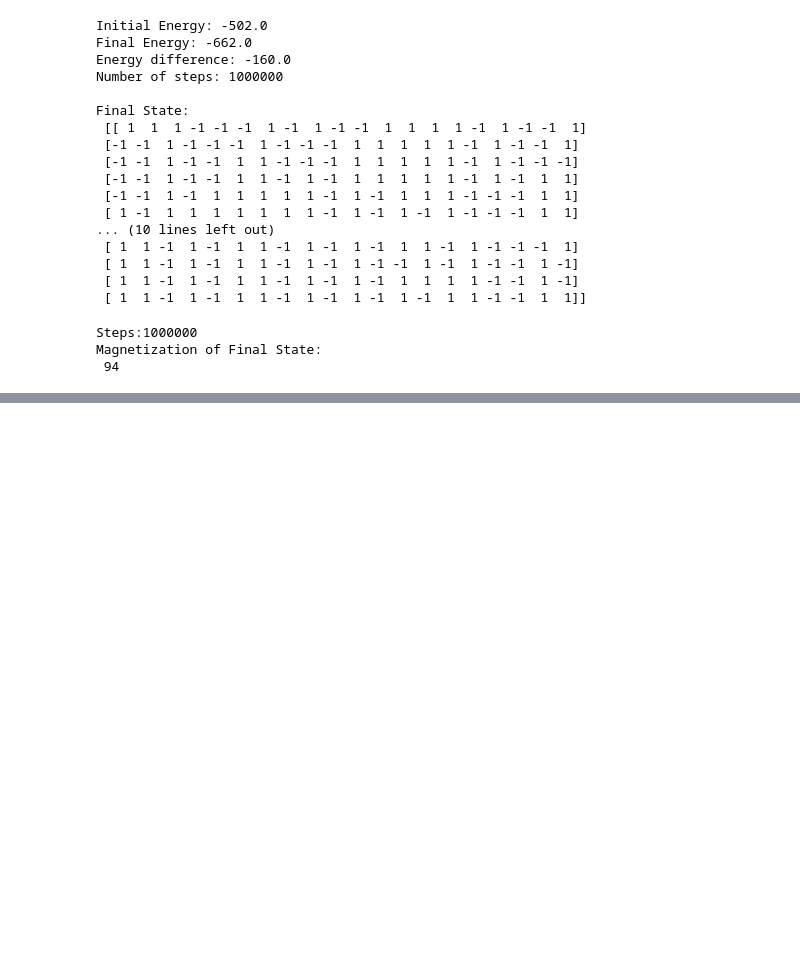
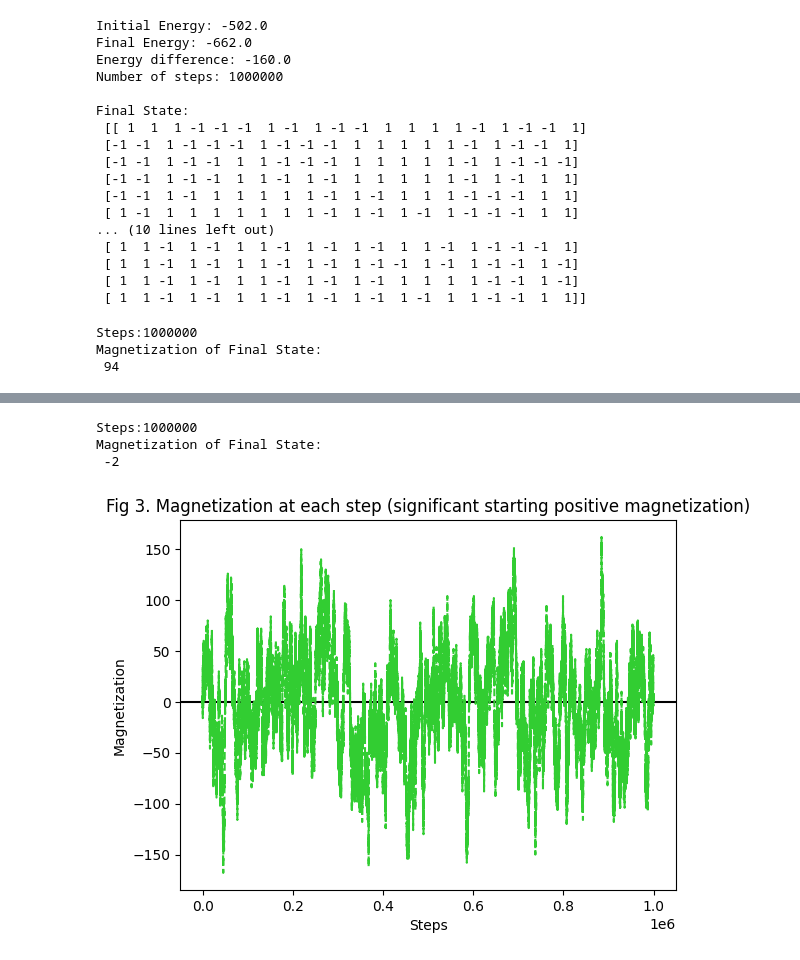
Before and after one commit to SanchezJJC/ApPhy-155, a Jupyter notebook: Sanchez_lab_assignment_module6.ipynb, the cells around one changed output, grey strips where cells are left out. Drawn from its saved outputs; the diff is of its cells as text; code cells hidden in the pictures; blank space fills up the shorter version.

```diff
--- a/Sanchez_lab_assignment_module6.ipynb
+++ b/Sanchez_lab_assignment_module6.ipynb
@@ -538 +588,24 @@ plt.show()
+# %%
+# Magnetization for 1 milion steps (starting with significant net positive magnetization)
+pos_Mag_array = sim_Mag(array=pos_magnet_array, steps=step)
+
+print(f"Steps:{step}\nMagnetization of Final State:\n {pos_Mag_array[-1]}")
+# %% [output]
+Steps:1000000
+Magnetization of Final State:
+ -2
+# %%
+# PLOTTING Fig3
+
+fig3, ax3 = plt.subplots()
+
+plt.axhline(0., color='black', linestyle='solid')
+
+plot_settings(fig3,ax3,t_array,Mag_array, xlabel="Steps", ylabel="Magnetization", \
+              color="limegreen", title="Fig 3. Magnetization at each step (significant starting positive magnetization)", markersize=0.00001, linestyle="--")
+
+
+plt.show()
+# %% [output]
+[figure, added]
 # %% [markdown]
```
Also changed, not shown: parts of 5 cells of this notebook.
